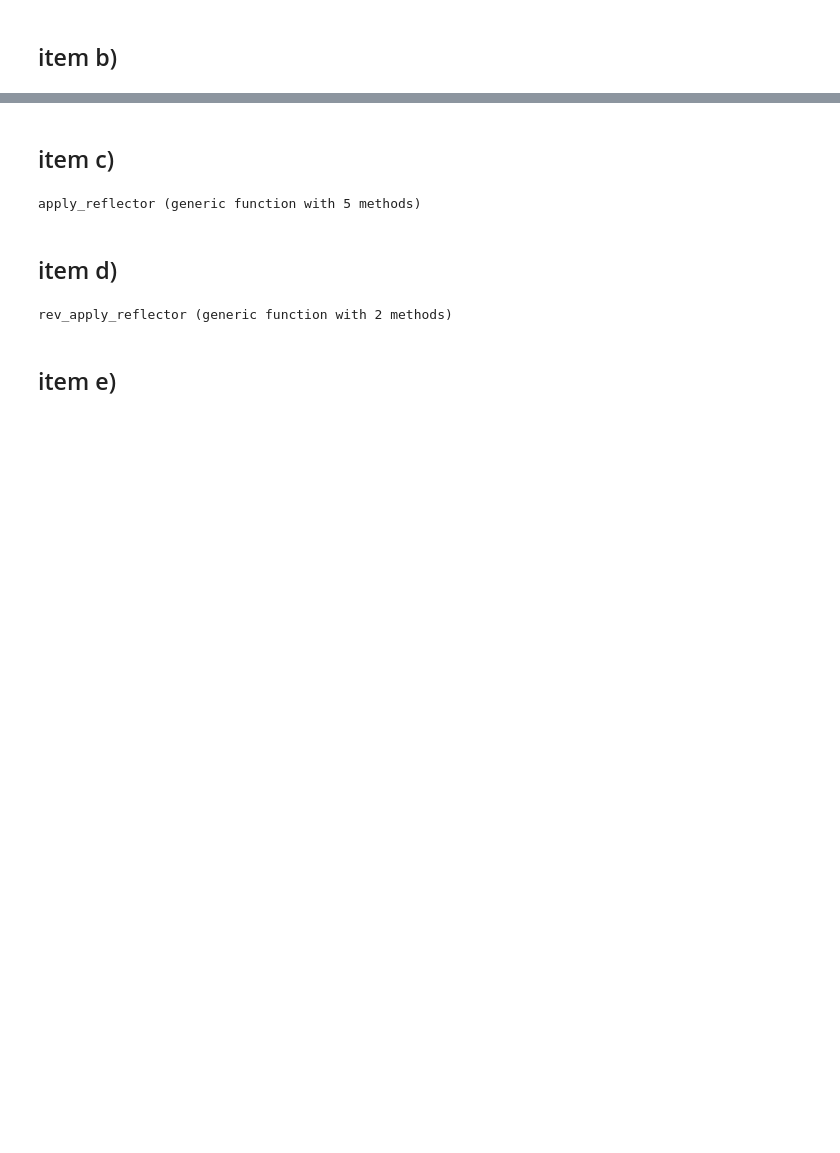
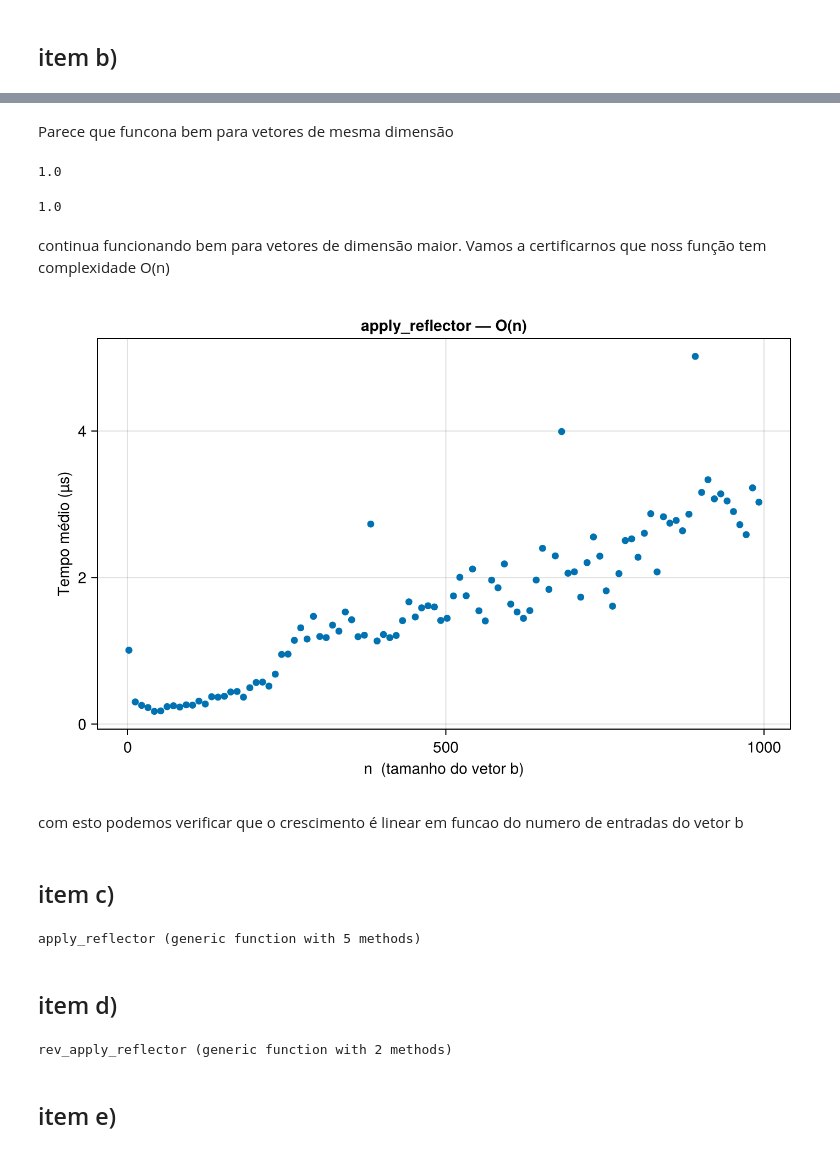
Before and after one commit to jhe-sua/projeto4-aln, a Jupyter notebook: projeto4.ipynb, the cells around one changed output, grey strips where cells are left out. Cells and saved outputs as stored; diff of their text form; code cells hidden in the pictures; blank space fills up the shorter version.

```diff
--- a/projeto4.ipynb
+++ b/projeto4.ipynb
@@ -111,3 +142,76 @@ apply_reflector (generic function with 5 methods)
+# %% [markdown]
+Parece que funcona bem para vetores de mesma dimensão
+# %%
+P_sup = 0
+N_sup = 0
+
+P_sup = 0
+P_inf = 0
+
+# Caso dimensões diferentes
+for k in 2:100
+    u = rand(k)
+    u = u / norm(u)
+
+    v = rand(k)
+    v = v / norm(v)
+
+    sup = rand(k)
+    v_maior = [sup; v]
+
+    x = u - v
+
+    Q = Reflectores(2/x'x, x)
+
+    result = apply_reflector(Q, v_maior; j=k+1)
+
+    isapprox(result[1:k], sup) ? P_sup += 1 : N_sup +=1
+    isapprox(result[k+1:end], u) ? P_inf += 1 : N_inf +=1
+end
+
+accuracy_1 = P_sup / P_sup + N_sup
+accuracy_2 = P_inf / P_inf + N_inf
+
+display(accuracy_1)
+display(accuracy_2)
+# %% [output]
+1.0
+1.0
+# %% [markdown]
+continua funcionando bem para vetores de dimensão maior. Vamos a certificarnos que noss função tem complexidade O(n)
+# %%
+# Benchmark
+sizes = 2:10:1000
+times = Float64[]
+
+for n in sizes
+    v = normalize(randn(n))
+    Q = Reflectores(2.0, v)
+    b = randn(n)
+
+    reps = 10
+
+    for _ in 1:3; apply_reflector(Q, copy(b)); end  # warm-up
+
+    t0 = time_ns()
+    for _ in 1:reps; apply_reflector(Q, copy(b)); end
+    push!(times, (time_ns() - t0) / reps / 1e3)  # µs
+end
+
+# Plot
+fig = Figure(size = (700, 450))
+ax  = Axis(fig[1, 1];
+    xlabel = "n  (tamanho do vetor b)",
+    ylabel = "Tempo médio (µs)",
+    title  = "apply_reflector — O(n)")
+
+scatter!(ax, collect(sizes), times; label = "medições")
+
+fig
+# %% [output]
+[figure, added]
+# %% [markdown]
+com esto podemos verificar que o crescimento é linear em funcao do numero de entradas do vetor b
 # %% [markdown]
 ## item c)
 # %%
```
Also changed, not shown: parts of 11 cells of this notebook.
